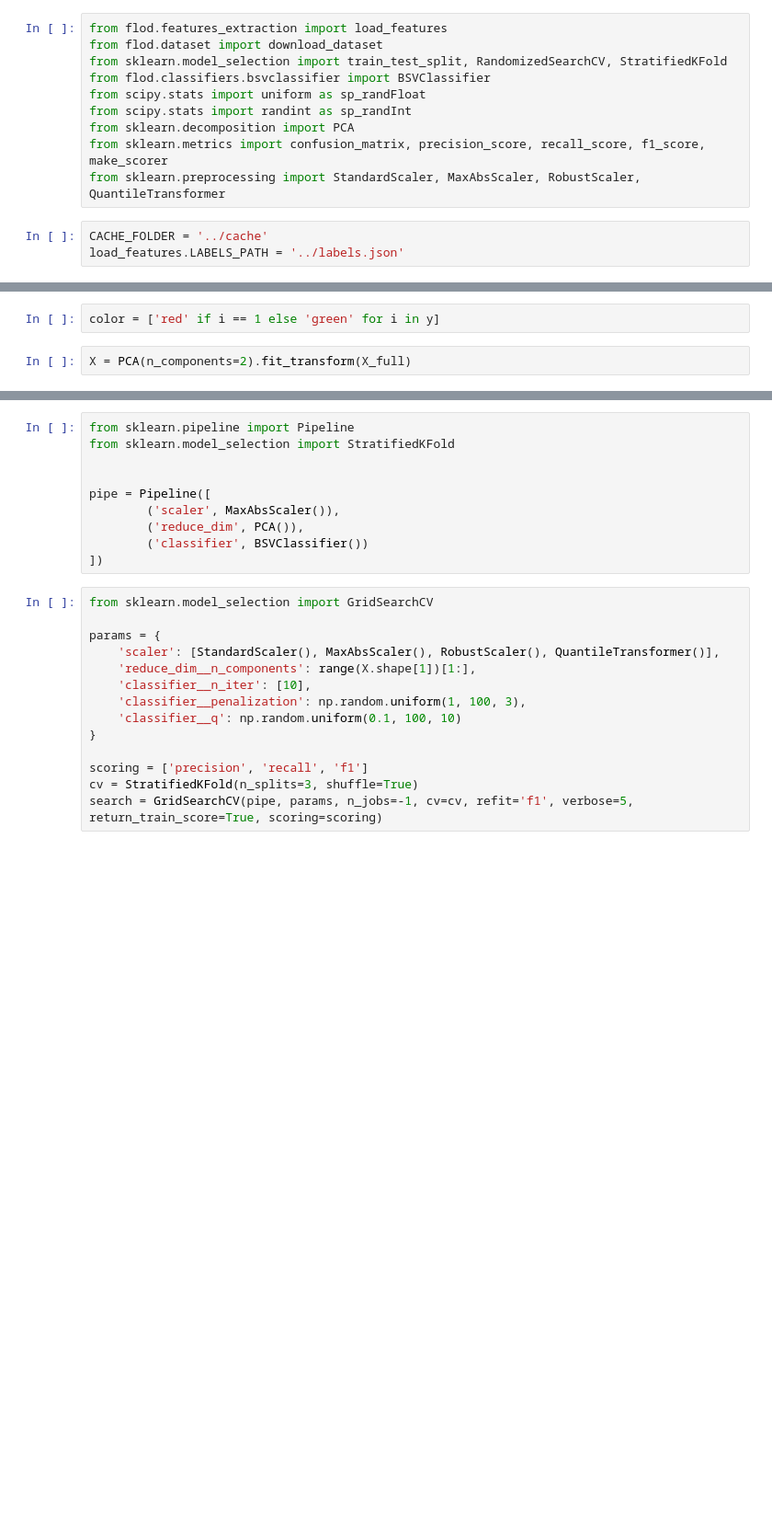
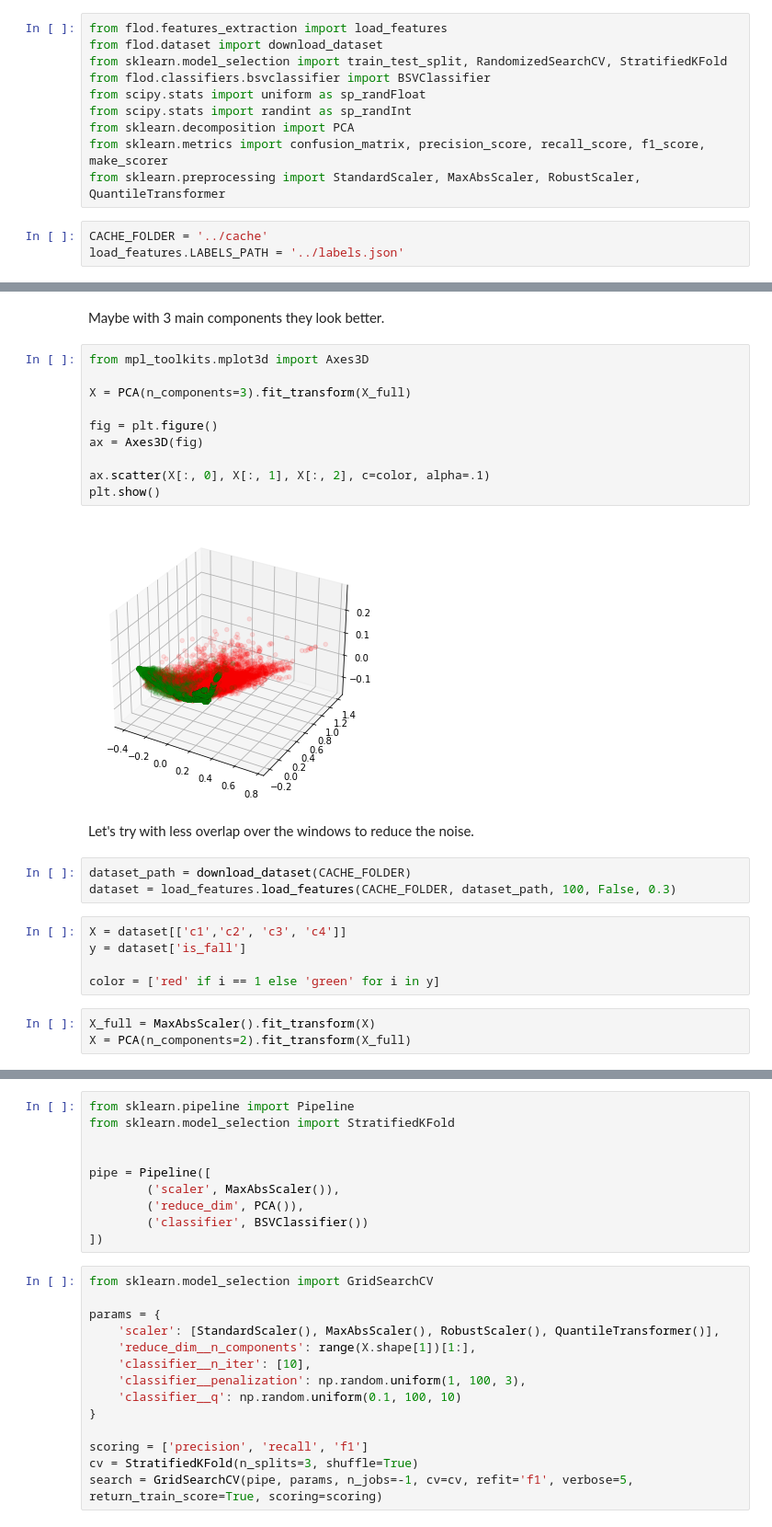
Before and after one commit to MaxFrax/FederatedLearningOutlierDetection, a Jupyter notebook: jupyter/SisFallPCA.ipynb, the cells around one changed output, grey strips where cells are left out. Shown at 92% size. Cells and saved outputs as stored; diff of their text form; blank space fills up the shorter version.

```diff
--- a/jupyter/SisFallPCA.ipynb
+++ b/jupyter/SisFallPCA.ipynb
@@ -36,6 +61,29 @@ y = dataset['is_fall']
+# %% [markdown]
+Maybe with 3 main components they look better.
+# %%
+from mpl_toolkits.mplot3d import Axes3D
+
+X = PCA(n_components=3).fit_transform(X_full)
+
+fig = plt.figure()
+ax = Axes3D(fig)
+
+ax.scatter(X[:, 0], X[:, 1], X[:, 2], c=color, alpha=.1)
+plt.show()
+# %% [output]
+[figure, added]
+# %% [markdown]
+Let's try with less overlap over the windows to reduce the noise.
+# %%
+dataset_path = download_dataset(CACHE_FOLDER)
+dataset = load_features.load_features(CACHE_FOLDER, dataset_path, 100, False, 0.3)
 # %%
+X = dataset[['c1','c2', 'c3', 'c4']]
+y = dataset['is_fall']
+
 color = ['red' if i == 1 else 'green' for i in y]
 # %%
+X_full = MaxAbsScaler().fit_transform(X)
 X = PCA(n_components=2).fit_transform(X_full)
 # %%
 plt.scatter(X[:, 0], X[:, 1], c=color, alpha=.2)
```
Also changed, not shown: parts of 19 cells of this notebook.
